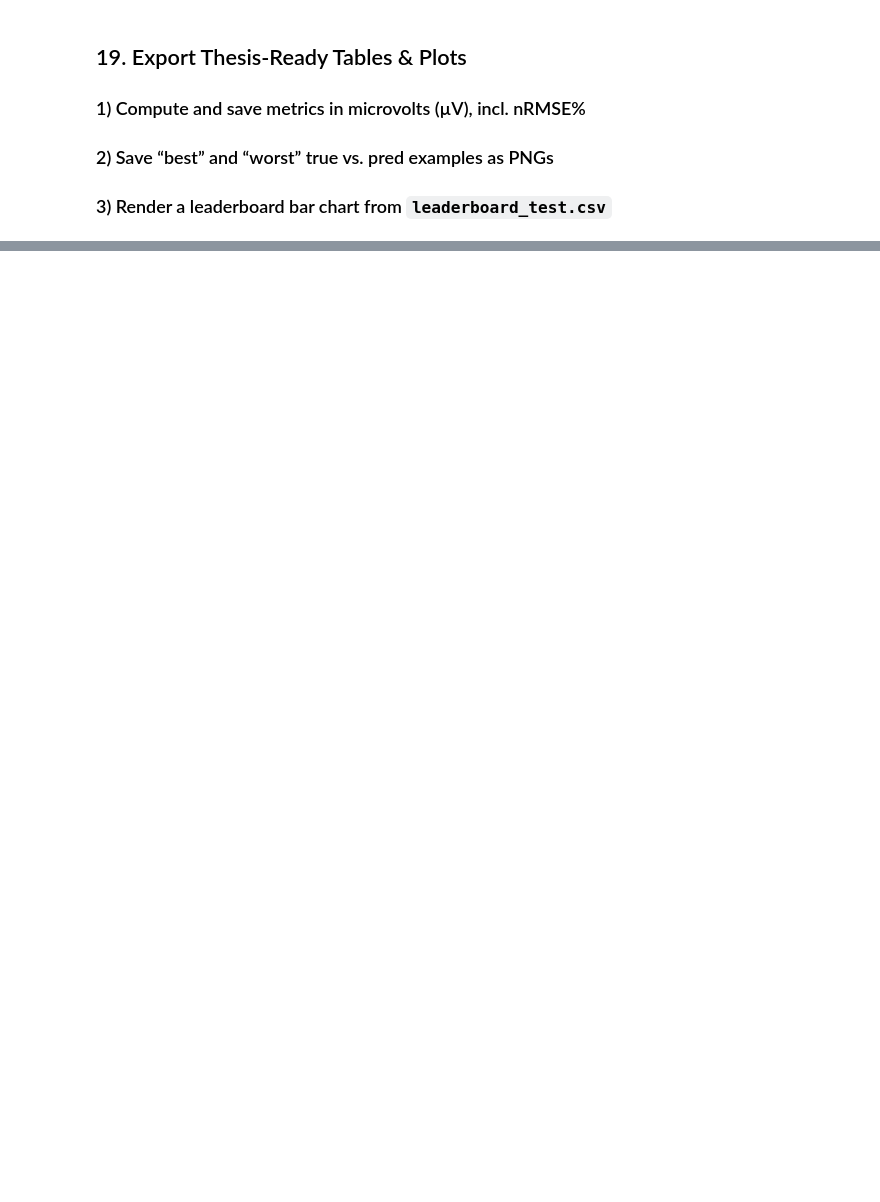
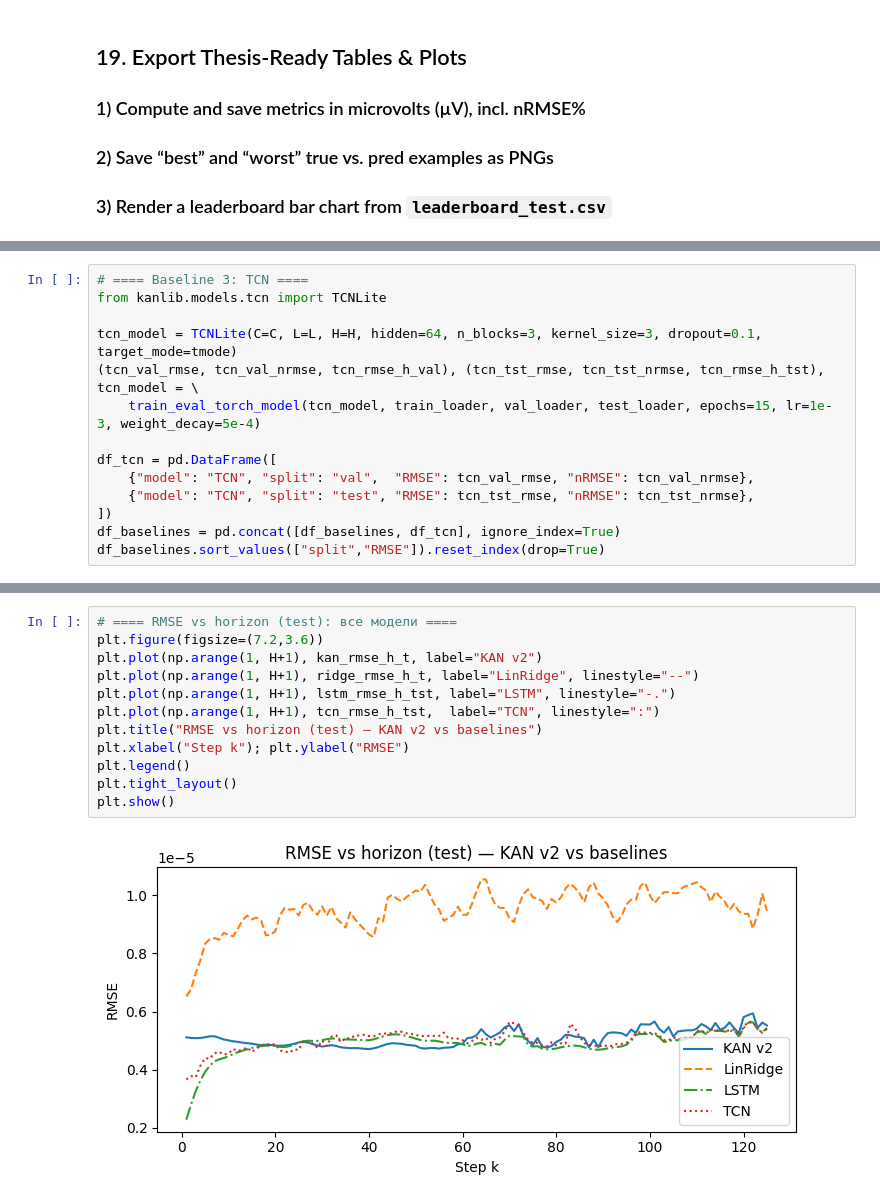
Before and after one commit to tairakhayev/kanproject, a Jupyter notebook: TimeSeriesForecast/main.ipynb, the cells around one changed output, grey strips where cells are left out. Drawn from its saved outputs; the diff is of its cells as text; blank space fills up the shorter version.

```diff
--- a/TimeSeriesForecast/main.ipynb
+++ b/TimeSeriesForecast/main.ipynb
@@ -1696,0 +2543,14 @@ NameError: name 'ytrue' is not defined
+# %%
+# ==== Baseline 3: TCN ====
+from kanlib.models.tcn import TCNLite
+
+tcn_model = TCNLite(C=C, L=L, H=H, hidden=64, n_blocks=3, kernel_size=3, dropout=0.1, target_mode=tmode)
+(tcn_val_rmse, tcn_val_nrmse, tcn_rmse_h_val), (tcn_tst_rmse, tcn_tst_nrmse, tcn_rmse_h_tst), tcn_model = \
+    train_eval_torch_model(tcn_model, train_loader, val_loader, test_loader, epochs=15, lr=1e-3, weight_decay=5e-4)
+
+df_tcn = pd.DataFrame([
+    {"model": "TCN", "split": "val",  "RMSE": tcn_val_rmse, "nRMSE": tcn_val_nrmse},
+    {"model": "TCN", "split": "test", "RMSE": tcn_tst_rmse, "nRMSE": tcn_tst_nrmse},
+])
+df_baselines = pd.concat([df_baselines, df_tcn], ignore_index=True)
+df_baselines.sort_values(["split","RMSE"]).reset_index(drop=True)
@@ -1696,0 +2567,14 @@ NameError: name 'ytrue' is not defined
+# %%
+# ==== RMSE vs horizon (test): все модели ====
+plt.figure(figsize=(7.2,3.6))
+plt.plot(np.arange(1, H+1), kan_rmse_h_t, label="KAN v2")
+plt.plot(np.arange(1, H+1), ridge_rmse_h_t, label="LinRidge", linestyle="--")
+plt.plot(np.arange(1, H+1), lstm_rmse_h_tst, label="LSTM", linestyle="-.")
+plt.plot(np.arange(1, H+1), tcn_rmse_h_tst,  label="TCN", linestyle=":")
+plt.title("RMSE vs horizon (test) — KAN v2 vs baselines")
+plt.xlabel("Step k"); plt.ylabel("RMSE")
+plt.legend()
+plt.tight_layout()
+plt.show()
+# %% [output]
+[figure, added]
```
Also changed, not shown: parts of 19 cells of this notebook, 1 other file.
